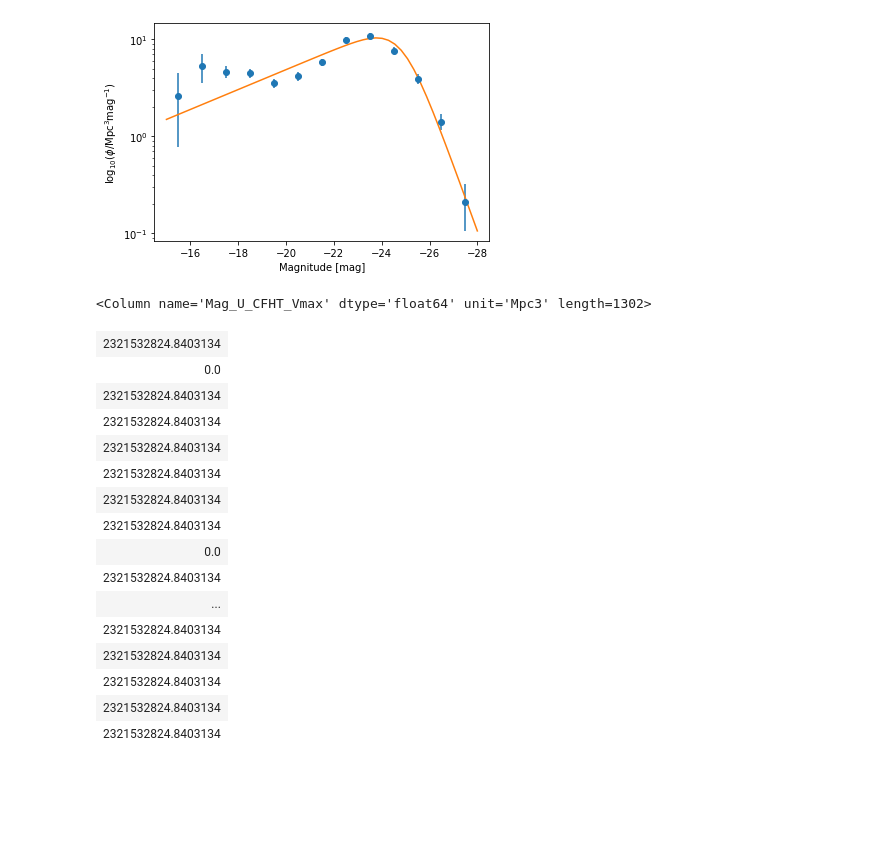
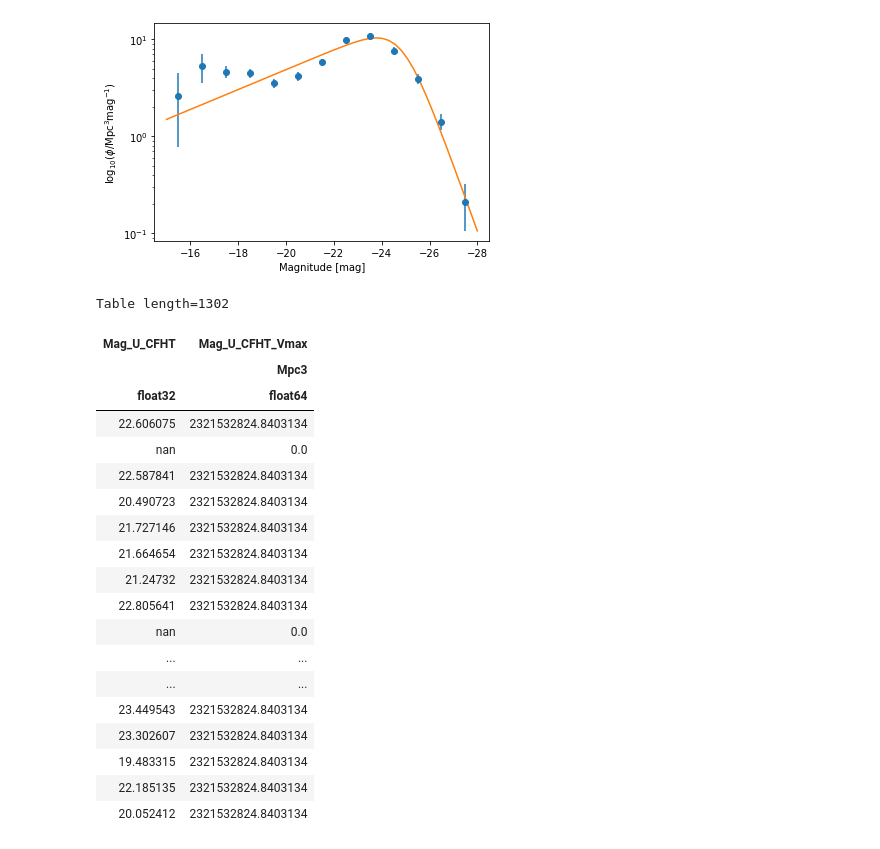
Before and after one commit to runburg/agn_lf, a Jupyter notebook: notebooks/lf_chi2.ipynb, the cells around one changed output. Saved outputs shown, nothing was run; the diff lists cells and outputs as text; code cells hidden in the pictures; blank space fills up the shorter version.

```diff
--- a/notebooks/lf_chi2.ipynb
+++ b/notebooks/lf_chi2.ipynb
@@ -116,22 +115,25 @@ fig
 # %% [output]
 [figure]
 # %%
-flagged_agn[band_vmax]
+flagged_agn[band, band_vmax]
 # %% [output]
-<Column name='Mag_U_CFHT_Vmax' dtype='float64' unit='Mpc3' length=1302>
+Table length=1302
-| 2321532824.8403134 |
-| 0.0 |
-| 2321532824.8403134 |
-| 2321532824.8403134 |
-| 2321532824.8403134 |
-| 2321532824.8403134 |
-| 2321532824.8403134 |
-| 2321532824.8403134 |
-| 0.0 |
-| 2321532824.8403134 |
-| ... |
-| 2321532824.8403134 |
-| 2321532824.8403134 |
-| 2321532824.8403134 |
-| 2321532824.8403134 |
-| 2321532824.8403134 |
+| Mag_U_CFHT | Mag_U_CFHT_Vmax |
+|  | Mpc3 |
+| float32 | float64 |
+| 22.606075 | 2321532824.8403134 |
+| nan | 0.0 |
+| 22.587841 | 2321532824.8403134 |
+| 20.490723 | 2321532824.8403134 |
+| 21.727146 | 2321532824.8403134 |
+| 21.664654 | 2321532824.8403134 |
+| 21.24732 | 2321532824.8403134 |
+| 22.805641 | 2321532824.8403134 |
+| nan | 0.0 |
+| ... | ... |
+| ... | ... |
+| 23.449543 | 2321532824.8403134 |
+| 23.302607 | 2321532824.8403134 |
+| 19.483315 | 2321532824.8403134 |
+| 22.185135 | 2321532824.8403134 |
+| 20.052412 | 2321532824.8403134 |
```
Also changed, not shown: parts of 8 cells of this notebook, 6 other files.
